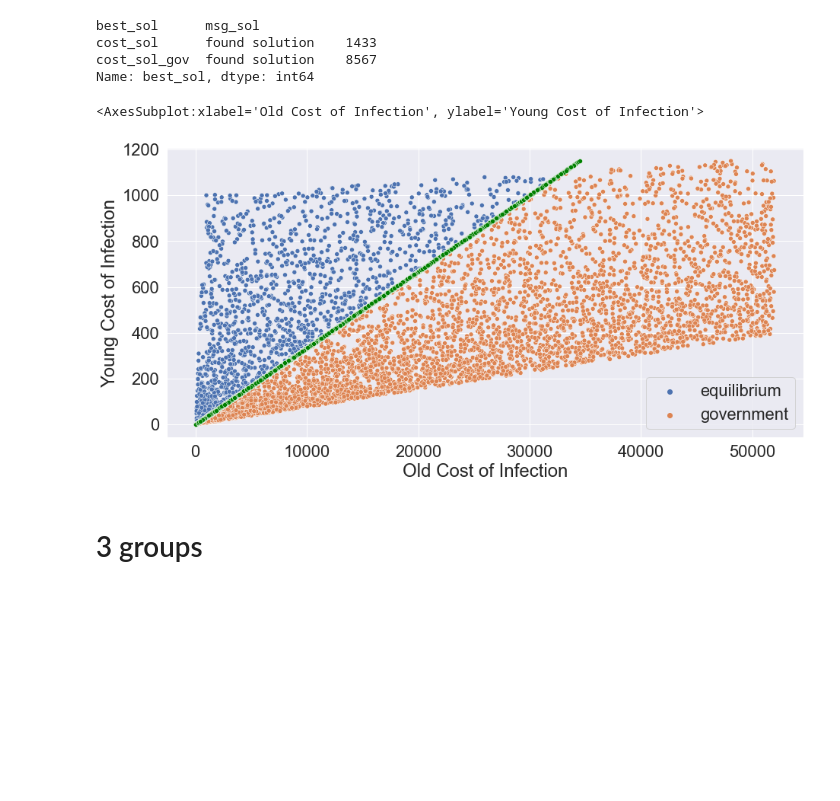
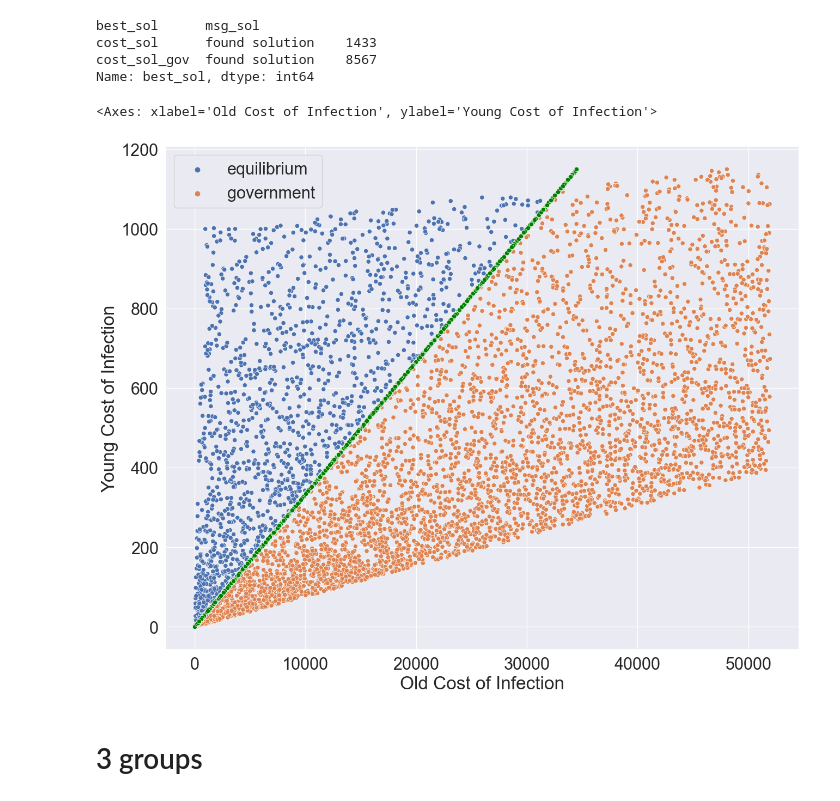
Before and after one commit to daniel-ablin/Thesis, a Jupyter notebook: results_analisys/test analysis.ipynb, the cells around one changed output. Saved outputs shown, nothing was run; the diff lists cells and outputs as text; code cells hidden in the pictures; blank space fills up the shorter version.

```diff
--- a/results_analisys/test analysis.ipynb
+++ b/results_analisys/test analysis.ipynb
@@ -25,9 +25,11 @@ sns.set(font_scale=2)
 # %% [markdown]
 # 2 groups
 # %%
-specific_file = '/Users/danielablin/Documents/GitHub/Thesis/test_run_2023-02-06_129_10000_2.pickle'
-#specific_file = '/Users/danielablin/Documents/GitHub/Thesis/test_run_1000_2_2023-02-23 23:57:23.808168.pickle'
-base = parse_test(specific_file, 2)
+specific_file = '/Users/danielablin/Documents/GitHub/Thesis/test_run_5_3_2023-03-20 19:48:21.762309.pickle'
+base = parse_test(specific_file, 3)
+
+specific_file = '/Users/danielablin/Documents/GitHub/Thesis/test_run_5_3_2023-03-20 19:30:41.277072.pickle'
+base2 = parse_test(specific_file, 3)
 # %%
 base.groupby(['best_sol', 'msg_sol'])['best_sol'].count()
 # %% [output]
@@ -37,16 +39,16 @@ cost_sol_gov  found solution    8567
 Name: best_sol, dtype: int64
 # %%
 fig, ax = plt.subplots()
-fig.set_figheight(7)
+fig.set_figheight(12)
 fig.set_figwidth(15)
 
 test = rename_cols(base, 30, 2)
 
-sns.scatterplot(data=test, x='Old Cost of Infection', y='Young Cost of Infection', hue='Lowest Cost')
+sns.scatterplot(data=test, x='Old Cost of Infection', y='Young Cost of Infection', hue='Lowest Cost', hue_order=['equilibrium', 'government'])
 sns.scatterplot(data=test, x='factor', y='Young Cost of Infection', color='green')
 # %% [output]
-<AxesSubplot:xlabel='Old Cost of Infection', ylabel='Young Cost of Infection'>
+<Axes: xlabel='Old Cost of Infection', ylabel='Young Cost of Infection'>
-[figure, old version]
+[figure, new version]
 # %% [markdown]
 # 3 groups
 # %%
```
Also changed, not shown: parts of 18 cells of this notebook, 29 other files.
